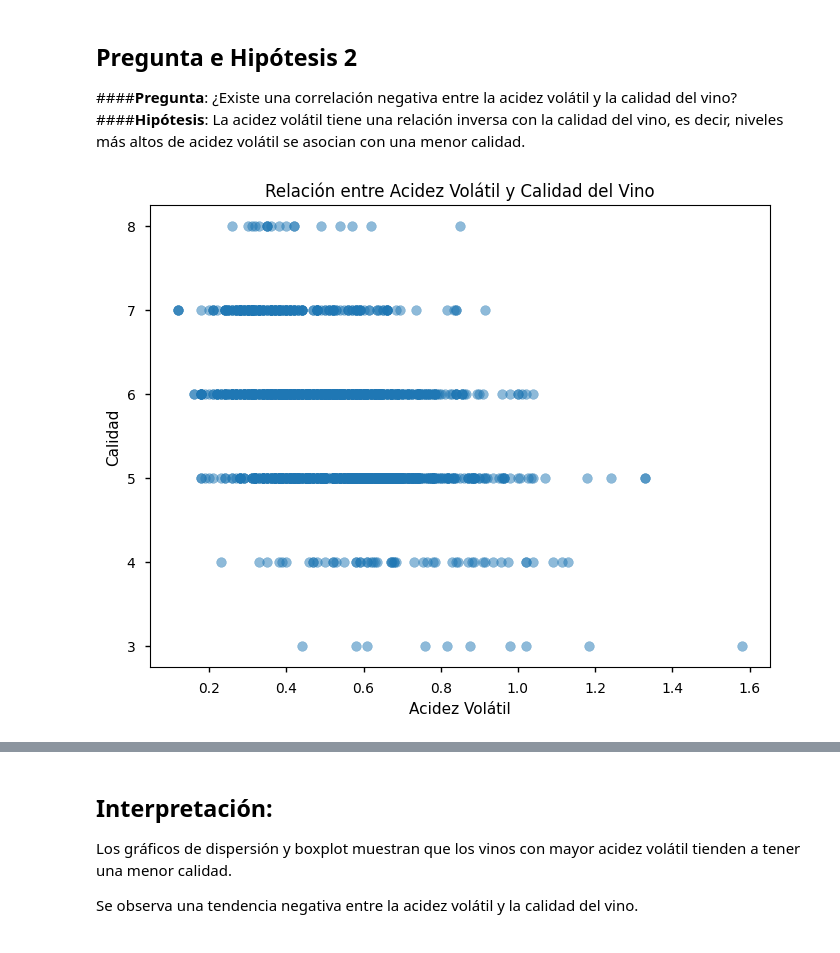
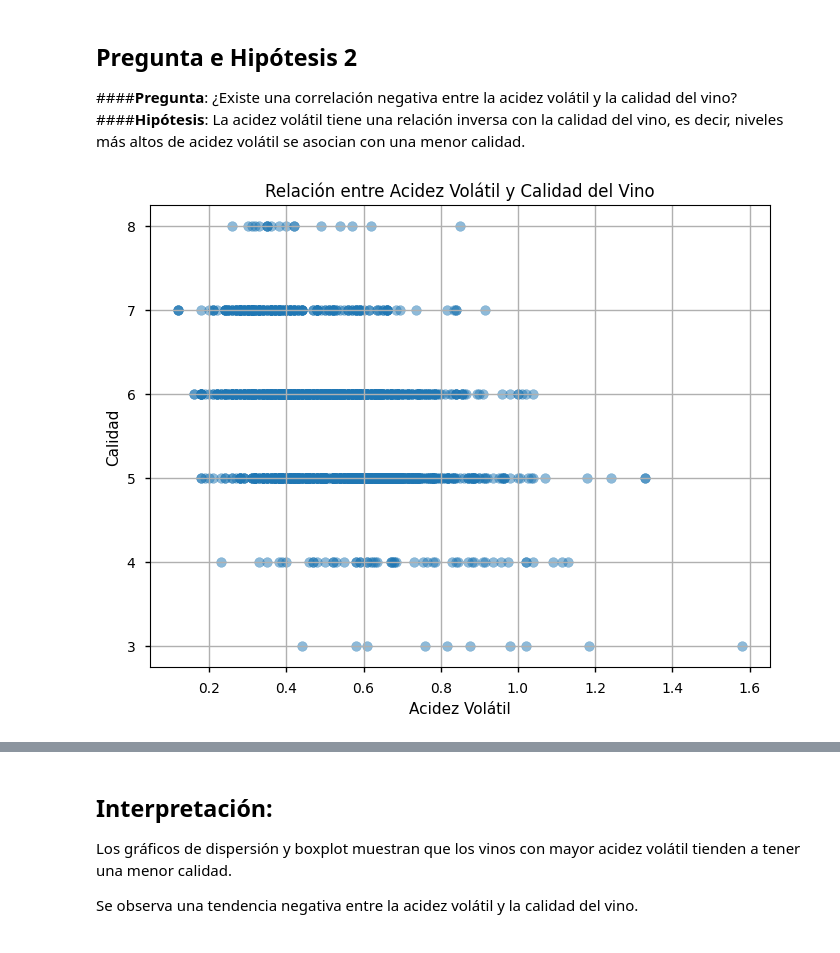
Before and after one commit to tdiego74/Clase_Data_Science_I_PBLC, a Jupyter notebook: ProyectoDS_ParteII_Tocci.ipynb, the cells around one changed output, grey strips where cells are left out. Drawn from its saved outputs; the diff is of its cells as text; code cells hidden in the pictures.

```diff
--- a/ProyectoDS_ParteII_Tocci.ipynb
+++ b/ProyectoDS_ParteII_Tocci.ipynb
@@ -235,14 +235,14 @@ La hipótesis de que los vinos con mayor contenido de alcohol tienden a tener un
 # %%
 # Scatterplot: Relación entre Acidez Volátil y Calidad del Vino (Bivariado)
 fig, ax = plt.subplots(figsize=(8, 6))
 ax.scatter(df['Acidez Volatil'], df['Calidad'], alpha=0.5)
 ax.set_title('Relación entre Acidez Volátil y Calidad del Vino')
 ax.set_xlabel('Acidez Volátil')
 ax.set_ylabel('Calidad')
-plt.grid(False)
+plt.grid(True)
 plt.show()
 # %% [output]
-[figure, old version]
+[figure, new version]
 # %%
 # Boxplot: Comparación de la Distribución de la Acidez Volátil entre Diferentes Calidades (Bivariado)
 fig, ax = plt.subplots(figsize=(8, 6))
```
Also changed, not shown: parts of 8 cells of this notebook.
